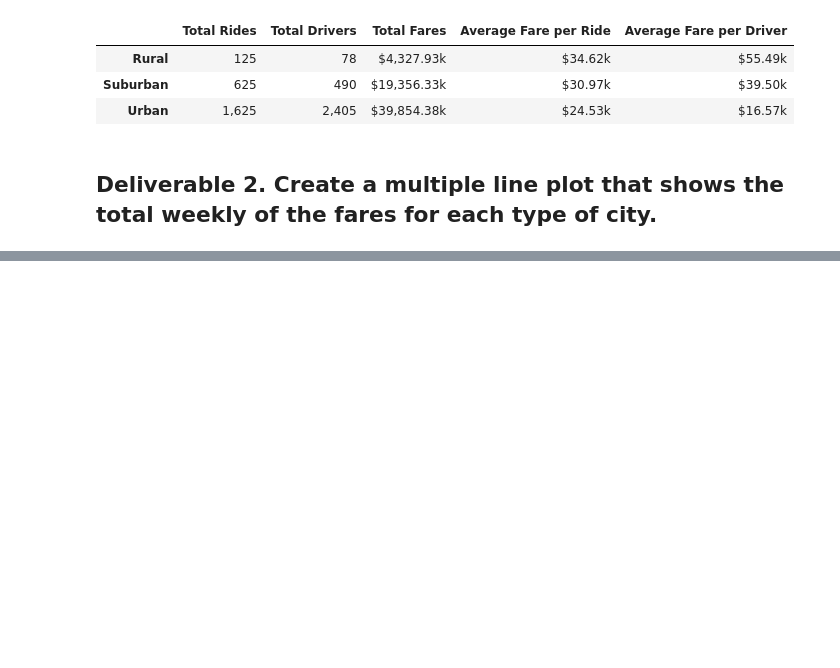
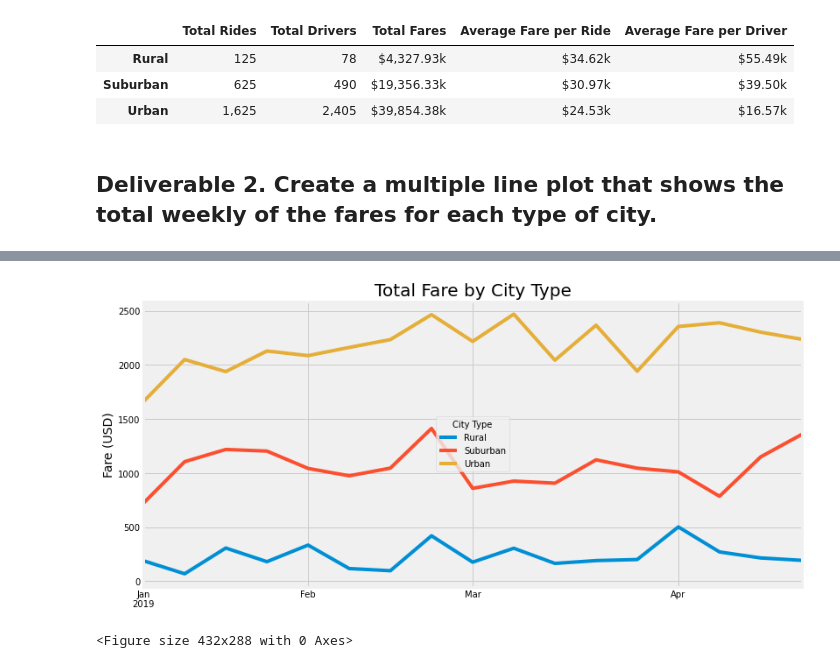
Before and after one commit to jdutronc/PyBer_Analysis, a Jupyter notebook: PyBer_Challenge.ipynb, the cells around one changed output, grey strips where cells are left out. Cells and saved outputs as stored; diff of their text form; code cells hidden in the pictures; blank space fills up the shorter version.

Commit message:
Challenge Deliverable 2

```diff
--- a/PyBer_Challenge.ipynb
+++ b/PyBer_Challenge.ipynb
@@ -130,3 +153,4 @@ pyber_summary_df
 # %%
-# 4. Create a pivot table with the 'date' as the index, the columns ='type', and values='fare'
-# to get the total fares for each type of city by the date.
+# 4. Create a pivot table with the 'date' as the index, the columns ='type', and values='fare' to get the total fares for each type of city by the date.
+pyber_pivot = new_pyber_df.pivot(index="date", columns="type", values="fare")
+pyber_pivot.head(10)
@@ -133,2 +170,4 @@ pyber_summary_df
 # %%
 # 5. Create a new DataFrame from the pivot table DataFrame using loc on the given dates, '2019-01-01':'2019-04-29'.
+new_pivot = pyber_pivot.loc['2019-01-01':'2019-04-29']
+new_pivot.tail(10)
@@ -135,5 +187,5 @@ pyber_summary_df
 # %%
 # 6. Set the "date" index to datetime datatype. This is necessary to use the resample() method in Step 8.
-# df.index = pd.to_datetime(df.index)
+new_pivot.index = pd.to_datetime(new_pivot.index)
 # %%
 # 7. Check that the datatype for the index is datetime using df.info()
@@ -140,2 +204,5 @@ pyber_summary_df
 # %%
 # 8. Create a new DataFrame using the "resample()" function by week 'W' and get the sum of the fares for each week.
+fares_by_week = new_pivot.resample('W').sum()
+
+fares_by_week.head(10)
@@ -142,7 +222,22 @@ pyber_summary_df
 # %%
 # 8. Using the object-oriented interface method, plot the resample DataFrame using the df.plot() function.
+challenge_chart = fares_by_week.plot(figsize=(12,6))
+challenge_chart.set_title('Total Fare by City Type',fontsize=20)
+challenge_chart.set_xlabel('')
+challenge_chart.set_ylabel('Fare (USD)',fontsize=14)
+challenge_chart.legend(('Rural', 'Suburban', 'Urban'), title='City Type', loc="center")
 
 # Import the style from Matplotlib.
 from matplotlib import style
+
 # Use the graph style fivethirtyeight.
 style.use('fivethirtyeight')
+
+# Save the figure.
+plt.savefig("PyBer_fare_summary.png")
+
+plt.show()
+plt.tight_layout()
+# %% [output]
+[figure, added]
+<Figure size 432x288 with 0 Axes>
```
Also changed, not shown: parts of 7 cells of this notebook, 1 other file.
